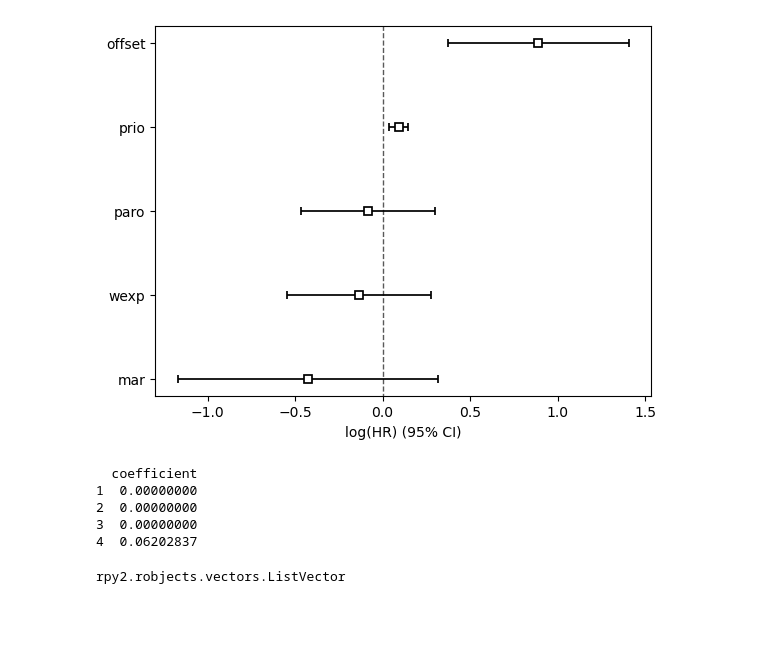
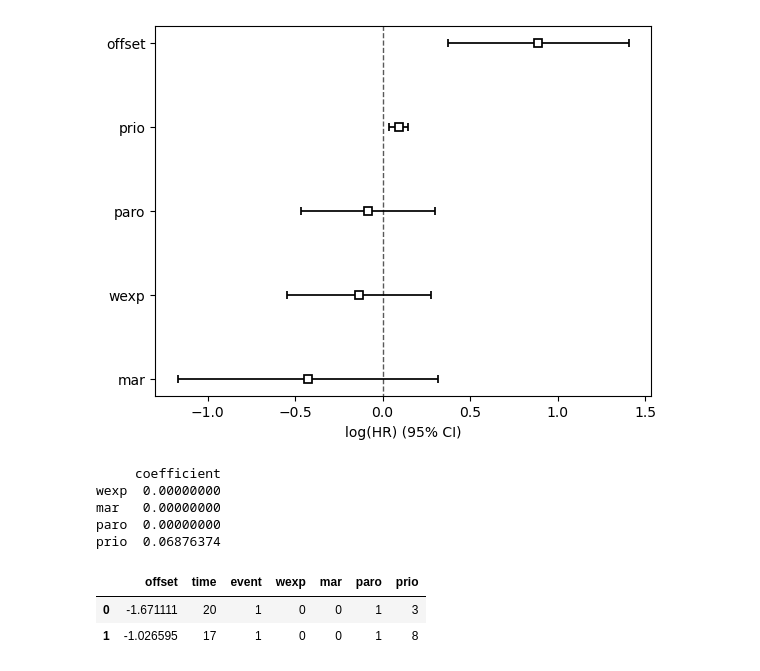
Before and after one commit to arcticronin/CoPLaS, a Jupyter notebook: lifelinesmodel.ipynb, the cells around one changed output. Saved outputs shown, nothing was run; the diff lists cells and outputs as text; code cells hidden in the pictures; blank space fills up the shorter version.

```diff
--- a/lifelinesmodel.ipynb
+++ b/lifelinesmodel.ipynb
@@ -168,42 +168,51 @@ pandas2ri.activate()
 # Convert the DataFrame to an R dataframe
 r_df = pandas2ri.py2rpy(step2)
 
-# building R script, note eime event offset are not hardcoded, use them as hyperparam
+# todo building R script, note eime event offset are hardcoded, use them as hyperparam
 r_script = '''
-## time event and offset names are needed, if not change this snippets
-
 library(survival)
 library(glmnet)
 
-cox_lasso_model_with_offset <- function(df) {{
-  # Ensure 'time' and 'event' are in the right format
-  y <- with(df, Surv({time}, {event}))
+# Define the function
+cox_lasso_model_with_offset <- function(df) {
+  # Check for necessary columns
+  required_cols <- c("time", "event", "offset")
+  if (!all(required_cols %in% names(df))) {
+    stop("Dataframe missing required columns: time, event, or offset")
+  }
 
-  # Prepare the matrix of predictors (excluding the offset)
-  x <- as.matrix(df[, setdiff(names(df), c("{time}", "{event}", {offset}))])
+  # Prepare the survival object
+  y <- with(df, Surv(time, event))
+
+  # Prepare the matrix of predictors
+  predictors <- setdiff(names(df), required_cols)
+  x <- as.matrix(df[, predictors])
+
   # Extract the offset
   offset_values <- df$offset
 
-  # Fit Cox model with Lasso using cross-validation, including the offset
+  # Fit Cox model with Lasso using cross-validation
   fit <- cv.glmnet(x, y, family="cox", alpha=1, offset=offset_values)
-  # alpha=1 for Lasso
 
-  # Return the best fit and lambda value
+  # Best lambda and model fit
   best_lambda <- fit$lambda.min
   best_fit <- glmnet(x, y, family="cox", alpha=1, lambda=best_lambda, offset=offset_values)
 
-  # converting from sparse to regular matrix and to df
+  # Extracting coefficients
   coef_vector <- as.vector(coef(best_fit, s = best_lambda))
-  coef_df <- data.frame(coefficient = coef_vector)
 
+  # handling intercept is not strictly recommended in COX, and not itnterpretable,
+  # so I'm leaving it out
+  # coef_df <- data.frame(coefficient = coef_vector, row.names = c("(Intercept)", predictors))
+  coef_df <- data.frame(coefficient = coef_vector, row.names = predictors)
+
+  # Return results
   return(list(coef=coef_df, lambda=best_lambda, fit=best_fit))
-}}
-'''.format(time = 'time', event = 'event', offset = '"offset"')
+}
+'''
 
-# Run the R script
+# Run the R script and access the R function
 robjects.r(r_script)
-
-# Access the R function
 cox_lasso_model_with_offset = robjects.globalenv['cox_lasso_model_with_offset']
 
 # Call the function with the R dataframe
@@ -212,12 +221,17 @@ result = cox_lasso_model_with_offset(r_df)
 # Printing the result
 print(result[0])
 # %% [output]
-  coefficient
-1  0.00000000
-2  0.00000000
-3  0.00000000
-4  0.06202837
+     coefficient
+wexp  0.00000000
+mar   0.00000000
+paro  0.00000000
+prio  0.06876374
 # %%
-type(result)
+# Convert the R dataframe to a pandas DataFrame
+coefficient_df = pandas2ri.rpy2py(result[0])
-# %% [output]
-rpy2.robjects.vectors.ListVector
+# %%
+step2[:2]
+# %% [output]
+|  | offset | time | event | wexp | mar | paro | prio |
+| 0 | -1.671111 | 20 | 1 | 0 | 0 | 1 | 3 |
+| 1 | -1.026595 | 17 | 1 | 0 | 0 | 1 | 8 |
```
Also changed, not shown: parts of 9 cells of this notebook, 6 other files.
